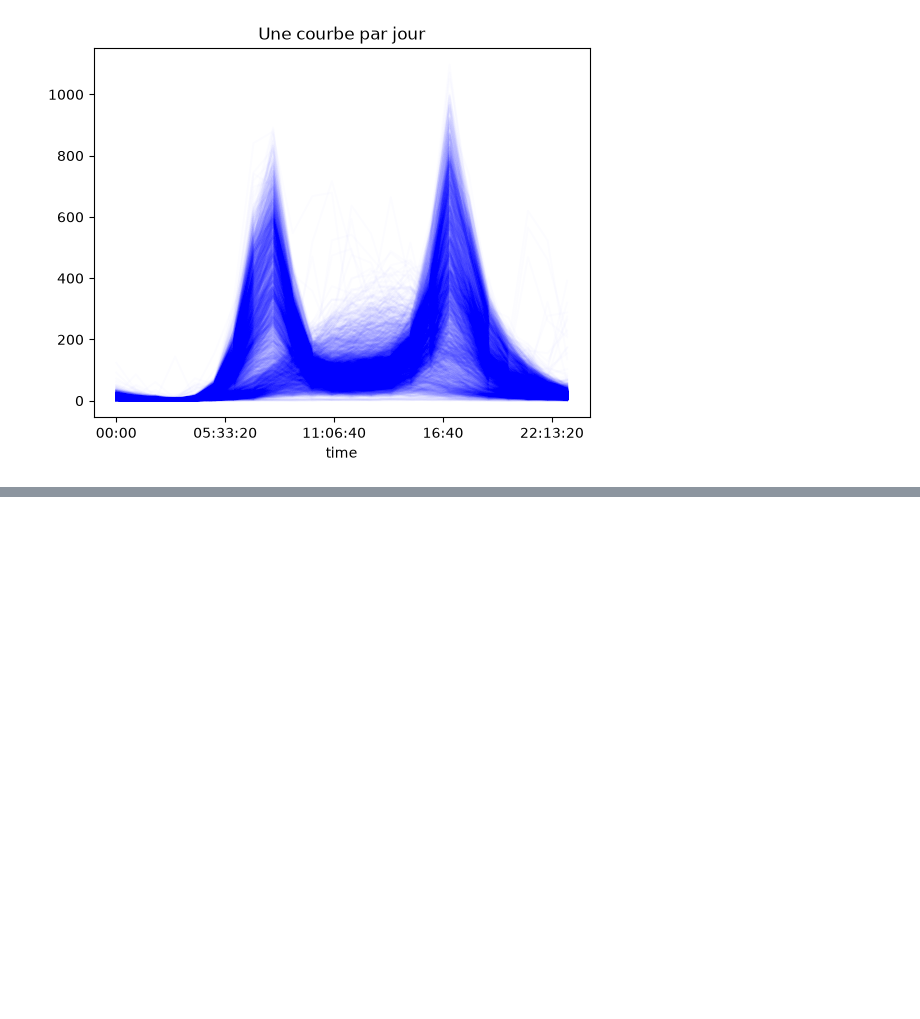
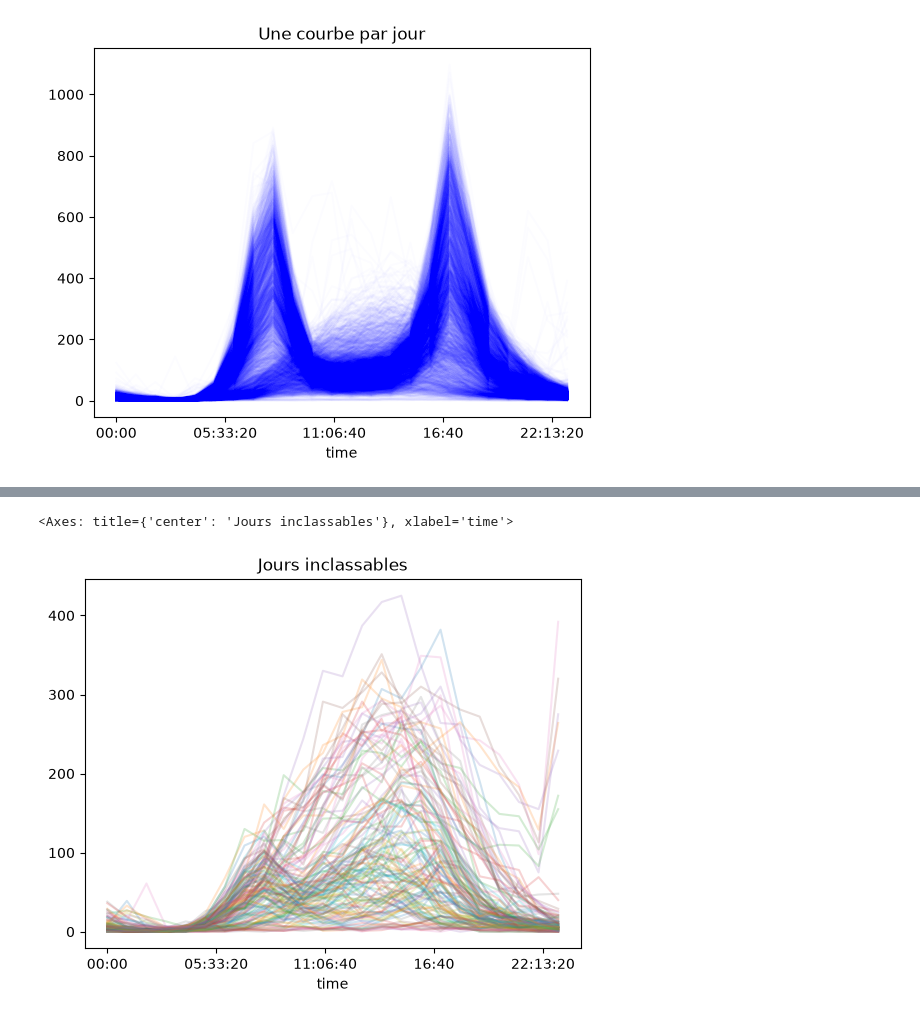
Before and after one commit to JeanneCourvoisier/TP4_Fremont-Bridge, a Jupyter notebook: TP4_Fremont_Bridge.ipynb, the cells around one changed output, grey strips where cells are left out. Cells and saved outputs as stored; diff of their text form; code cells hidden in the pictures; blank space fills up the shorter version.

```diff
--- a/TP4_Fremont_Bridge.ipynb
+++ b/TP4_Fremont_Bridge.ipynb
@@ -216,0 +224,9 @@ IndexError: arrays used as indices must be of integer (or boolean) type
+# %%
+# Les moutons noirs
+odd_index=(jours < 5) & (labels==1) #création du masque qui donne les jours inclassables
+odd_dates=dates[odd_index] #extraction des dates correspondantes
+exceptions=pivoted[odd_dates] #puis des données correspondantes
+exceptions.plot(alpha=0.2, legend=False, title='Jours inclassables')
+# %% [output]
+<Axes: title={'center': 'Jours inclassables'}, xlabel='time'>
+[figure, added]
```
Also changed, not shown: parts of 2 cells of this notebook.
